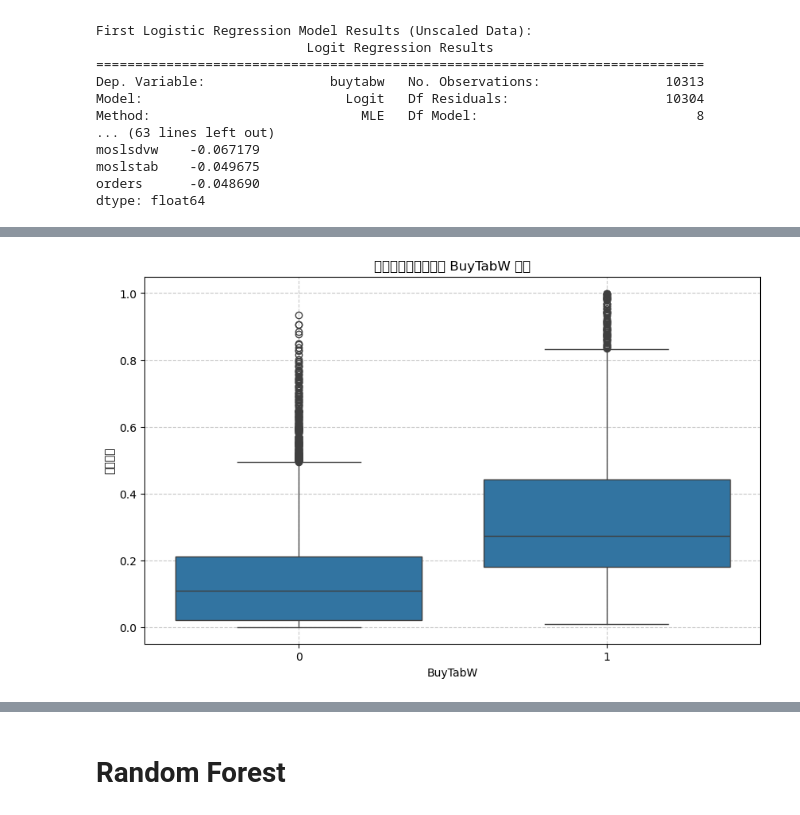
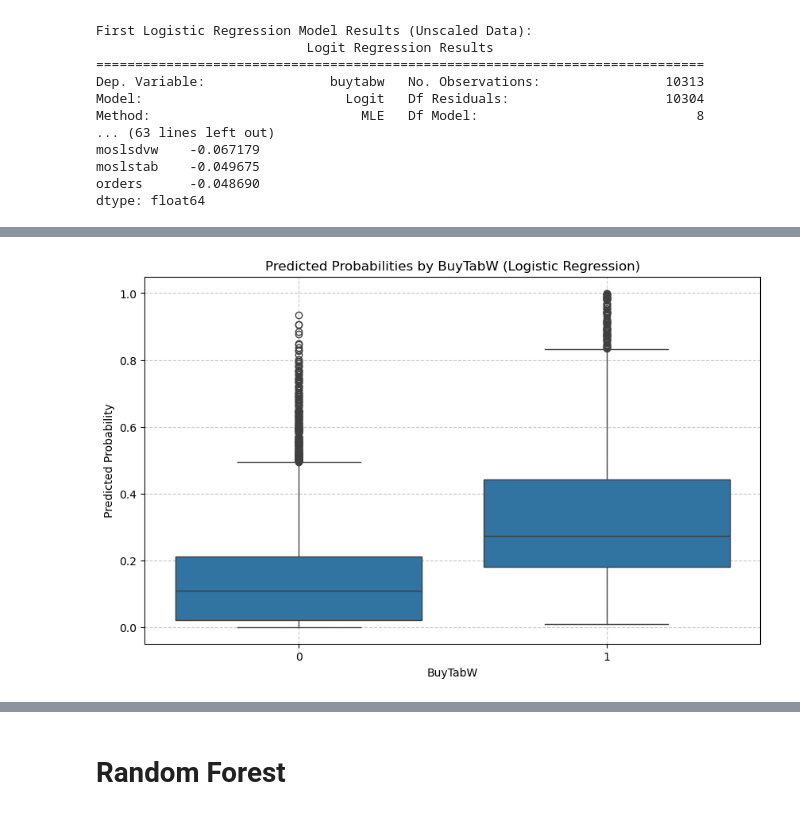
Before and after one commit to celiajxy/Comparation-of-ML-and-Logistics-in-RFM-Marketing-target-strategy, a Jupyter notebook: 2.0 vision.ipynb, the cells around one changed output, grey strips where cells are left out. Drawn from its saved outputs; the diff is of its cells as text; code cells hidden in the pictures.

```diff
--- a/2.0 vision.ipynb
+++ b/2.0 vision.ipynb
@@ -221,31 +221,11 @@ X_log_valid
 | 10313 | 3 | 0 | 0 | 2 | 42.0000 | 42.0000 | 9.0342 | 10 |
 10314 rows × 8 columns
 # %%
-# Step 2: Standardize the features
-# Initialize StandardScaler
-scaler = StandardScaler()
-
-# Standardize training set features
-X_log_scaled_train = scaler.fit_transform(X_log_train)
-X_log_scaled_train = pd.DataFrame(X_log_scaled_train, columns=feature_columns, index=X_log_train.index)
-
-# Standardize validation set features (using the scaler fitted on training data)
-X_log_scaled_valid = scaler.transform(X_log_valid)
-X_log_scaled_valid = pd.DataFrame(X_log_scaled_valid, columns=feature_columns, index=X_log_valid.index)
-
-# Target variable Y does not need standardization, but assign for task requirement
-Y_log_scaled_train = Y_log_train.copy()
-Y_log_scaled_valid = Y_log_valid.copy()
-
 # Print shapes to verify
 print("X_log_train shape:", X_log_train.shape)
 print("Y_log_train shape:", Y_log_train.shape)
 print("X_log_valid shape:", X_log_valid.shape)
 print("Y_log_valid shape:", Y_log_valid.shape)
-print("\nX_log_scaled_train shape:", X_log_scaled_train.shape)
-print("Y_log_scaled_train shape:", Y_log_scaled_train.shape)
-print("X_log_scaled_valid shape:", X_log_scaled_valid.shape)
-print("Y_log_scaled_valid shape:", Y_log_scaled_valid.shape)
 # %% [output]
 X_log_train shape: (10313, 8)
 Y_log_train shape: (10313,)
@@ -451,6 +394,7 @@ moslstab    -0.049675
 orders      -0.048690
 dtype: float64
 # %%
+# Import necessary libraries
 import pandas as pd
 import numpy as np
 import pickle
@@ -459,87 +403,87 @@ import matplotlib.pyplot as plt
 import seaborn as sns
 import statsmodels.api as sm
 
-# 创建一个新的 DataFrame 用于存储预测结果
+# Create a new DataFrame to store prediction results
 predictions = pd.DataFrame(index=data_valid.index)
 
-# 加载上一步逻辑回归模型的参数（未标准化数据）
+# Load the parameters from the previous logistic regression model (unscaled data)
 try:
     with open('logistic_regression_params_unscaled.pkl', 'rb') as file:
         params = pickle.load(file)
-    print("模型参数加载成功")
-    print("参数:", params)
+    print("Model parameters loaded successfully")
+    print("Parameters:", params)
 except FileNotFoundError:
-    print("错误：无法找到模型参数文件 'logistic_regression_params_unscaled.pkl'")
+    print("Error: Could not find the model parameters file 'logistic_regression_params_unscaled.pkl'")
     params = None
 
 if params is not None:
-    # 获取模型参数中的列名（排除常量项 const）
+    # Get the column names from the parameters (excluding the constant term 'const')
     model_columns = [col for col in params.index if col != 'const']
 
-    # 检查验证数据中是否包含所有模型所需的列
+    # Check if all required columns exist in the validation feature matrix
     missing_columns = [col for col in model_columns if col not in X_log_valid.columns]
     if missing_columns:
-        print(f"警告：验证数据中缺少以下模型所需的列: {missing_columns}")
-        print("请确保验证数据与训练数据的结构一致。")
+        print(f"WARNING: The following columns from the model are missing in the validation data: {missing_columns}")
+        print("Please make sure the validation data has the same structure as the training data.")
     else:
-        # 准备验证数据（未标准化）
+        # Prepare the validation data (unscaled)
         X_valid = X_log_valid.copy()
-        # 为验证数据添加常量列（与训练数据一致）
+        # Add a constant column to the validation data (consistent with training data)
         X_valid = sm.add_constant(X_valid)
 
-        # 计算线性预测值 z（包括截距项）
-        z = params['const']  # 从截距项开始
+        # Calculate the linear predictor z (including the intercept)
+        z = params['const']  # Start with the intercept
         for col in model_columns:
             if col in X_valid.columns:
                 z += params[col] * X_valid[col]
 
-        # 使用逻辑函数计算预测概率
+        # Calculate the predicted probability using the logistic function
         log_pred_prob = 1 / (1 + np.exp(-z))
 
-        # 将预测概率存储到新的 DataFrame 中
+        # Store predicted probabilities in the new DataFrame
         predictions['log_pred_prob'] = log_pred_prob
 
-        print("\n预测概率的描述性统计（逻辑回归）：")
+        print("\nSummary statistics of predicted probabilities (Logistic Regression):")
         print(predictions['log_pred_prob'].describe())
 
-        # 生成按 buytabw 分组的预测概率箱线图
+        # Generate a side-by-side boxplot for predicted probabilities by buytabw
         plt.figure(figsize=(10, 6))
         sns.boxplot(x=data_valid['buytabw'], y=predictions['log_pred_prob'])
-        plt.title('逻辑回归预测概率按 BuyTabW 分组')
+        plt.title('Predicted Probabilities by BuyTabW (Logistic Regression)')
         plt.xlabel('BuyTabW')
-        plt.ylabel('预测概率')
+        plt.ylabel('Predicted Probability')
         plt.grid(True, linestyle='--', alpha=0.7)
         plt.savefig('log_pred_prob_boxplot.png')
         plt.show()
 
-        # 基于 0.5 阈值创建预测的 buytabw 变量
+        # Create predicted buytabw variable based on a 0.5 threshold
         predictions['log_pred_buytabw'] = (predictions['log_pred_prob'] > 0.5).astype(int)
 
-        # 创建分类表（混淆矩阵）
+        # Create a classification table (confusion matrix)
         conf_matrix = confusion_matrix(data_valid['buytabw'], predictions['log_pred_buytabw'])
 
-        # 计算误分类率
+        # Calculate the misclassification rate
         total_observations = len(data_valid)
         correct_predictions = conf_matrix[0, 0] + conf_matrix[1, 1]
         misclassifications = total_observations - correct_predictions
         misclassification_rate = misclassifications / total_observations * 100
 
-        print("\n分类表（混淆矩阵） - 逻辑回归：")
+        print("\nClassification Table (Confusion Matrix) - Logistic Regression:")
         print(pd.DataFrame(
             conf_matrix,
-            index=['实际: BuyTabW=0', '实际: BuyTabW=1'],
-            columns=['预测: BuyTabW=0', '预测: BuyTabW=1']
+            index=['Actual: BuyTabW=0', 'Actual: BuyTabW=1'],
+            columns=['Predicted: BuyTabW=0', 'Predicted: BuyTabW=1']
         ))
 
-        print(f"\n总观测数: {total_observations}")
-        print(f"正确预测数: {correct_predictions}")
-        print(f"误分类数: {misclassifications}")
-        print(f"误分类率: {misclassification_rate:.2f}%")
+        print(f"\nTotal observations: {total_observations}")
+        print(f"Correct predictions: {correct_predictions}")
+        print(f"Misclassifications: {misclassifications}")
+        print(f"Misclassification rate: {misclassification_rate:.2f}%")
 
-        # 存储误分类率以供后续比较
+        # Store the misclassification rate for later comparison
         log_misclassification_rate = misclassification_rate
 
-        # 打印额外的分类指标
-        print("\n分类报告（逻辑回归）：")
+        # Print additional classification metrics
+        print("\nClassification Report (Logistic Regression):")
         print(classification_report(data_valid['buytabw'], predictions['log_pred_buytabw']))
 # %% [output]
@@ -558,6 +502,6 @@ dtype: float64
 ... (5 lines left out)
 50%          0.139039
 75%          0.246066
 max          0.999452
 Name: log_pred_prob, dtype: float64
-[figure, old version]
+[figure, new version]
```
Also changed, not shown: parts of 27 cells of this notebook, 2 other files.
